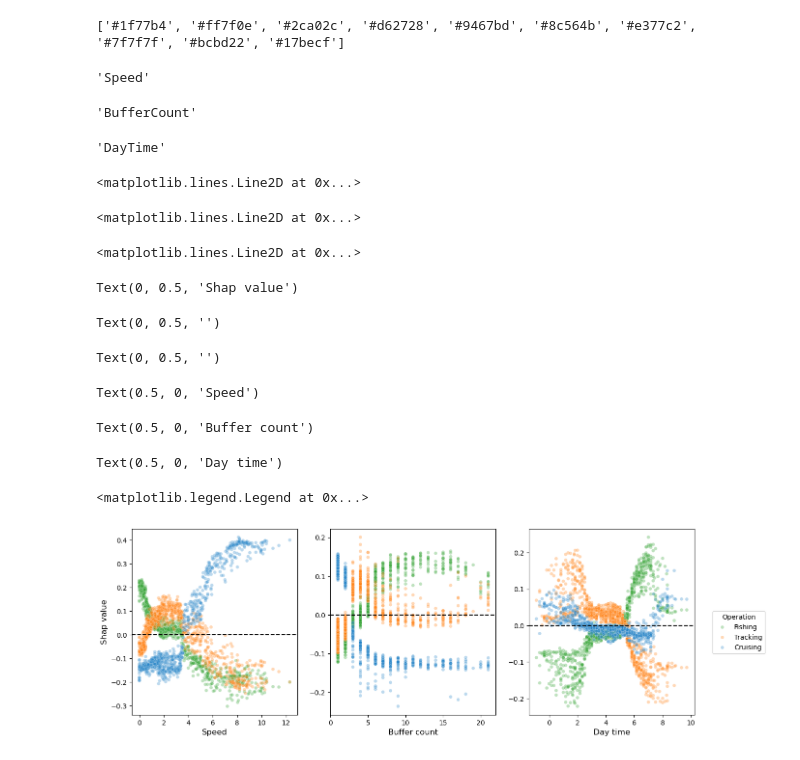
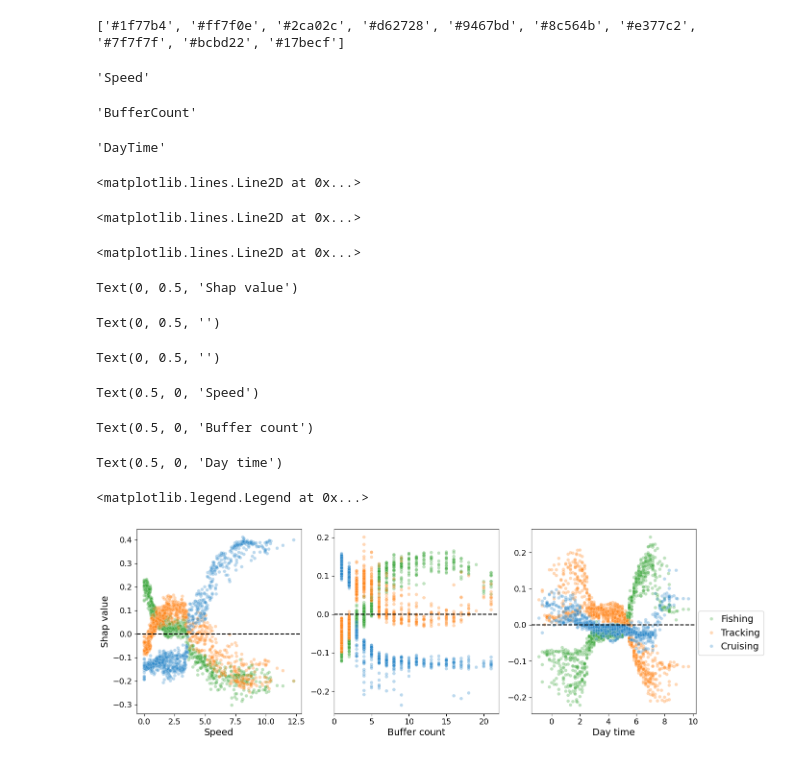
Before and after one commit to JSalaCoro/PurseSeine_RandomForest, a Jupyter notebook: 2_shapValues.ipynb, the cells around one changed output. Saved outputs shown, nothing was run; the diff lists cells and outputs as text; code cells hidden in the pictures.

Commit message:
shap scatterplot for multiclass model

```diff
--- a/2_shapValues.ipynb
+++ b/2_shapValues.ipynb
@@ -165,36 +165,37 @@ if modelRunning == 'multiClassModel':
             shapScatterDF['DayTime'] = shapScatterDF['DayTime']-12
             dayTimeDF = shapScatterDF
 
     colormapping = dict(Fishing='#2ca02c', Tracking='#ff7f0e', Cruising='#2283C8')
     fig, axes = plt.subplots(1,3, figsize=(15,5))
     sns.scatterplot(ax = axes[0], x=speedDF.Speed, y=speedDF.shapValue, hue=speedDF.VessOp, palette=colormapping, alpha=0.3, s=25).axhline(y=0, linestyle='--', color='black')
     sns.scatterplot(ax = axes[1], x=bufferCountDF.BufferCount, y=bufferCountDF.shapValue, palette=colormapping, hue=bufferCountDF.VessOp, alpha=0.3, s=25).axhline(y=0, linestyle='--', color='black')
     sns.scatterplot(ax = axes[2], x=dayTimeDF.DayTime, y=dayTimeDF.shapValue, hue=dayTimeDF.VessOp, palette=colormapping, alpha=0.3, s=25).axhline(y=0, linestyle='--', color='black')
 
     for axNum in range(0,3):
         axes[axNum].get_legend().remove()
-        if axNum==0: axes[axNum].set_ylabel('Shap value', fontsize=12)
+        axes[axNum].tick_params(labelsize=12)
+        if axNum==0: axes[axNum].set_ylabel('Shap value', fontsize=14)
         else: axes[axNum].set_ylabel('')
 
-    axes[0].set_xlabel('Speed', fontsize=12)
-    axes[1].set_xlabel('Buffer count', fontsize=12)
-    axes[2].set_xlabel('Day time', fontsize=12)
+    axes[0].set_xlabel('Speed', fontsize=14)
+    axes[1].set_xlabel('Buffer count', fontsize=14)
+    axes[2].set_xlabel('Day time', fontsize=14)
 
     handles, labels = axes[0].get_legend_handles_labels()
-    fig.legend(handles, labels, loc='center right', title='Operation')
+    fig.legend(handles, labels, loc='center right', fontsize=14, handletextpad=0.01)
     fig.savefig('results/'+ modelRunning + '/shapValues/scatterplot.png', bbox_inches='tight')
 # %% [output]
 'Speed'
 'BufferCount'
 'DayTime'
 <matplotlib.lines.Line2D at 0x...>
 <matplotlib.lines.Line2D at 0x...>
 <matplotlib.lines.Line2D at 0x...>
 Text(0, 0.5, 'Shap value')
 Text(0, 0.5, '')
 Text(0, 0.5, '')
 Text(0.5, 0, 'Speed')
 Text(0.5, 0, 'Buffer count')
 Text(0.5, 0, 'Day time')
 <matplotlib.legend.Legend at 0x...>
-[figure, old version]
+[figure, new version]
```
Also changed, not shown: 1 other file.
